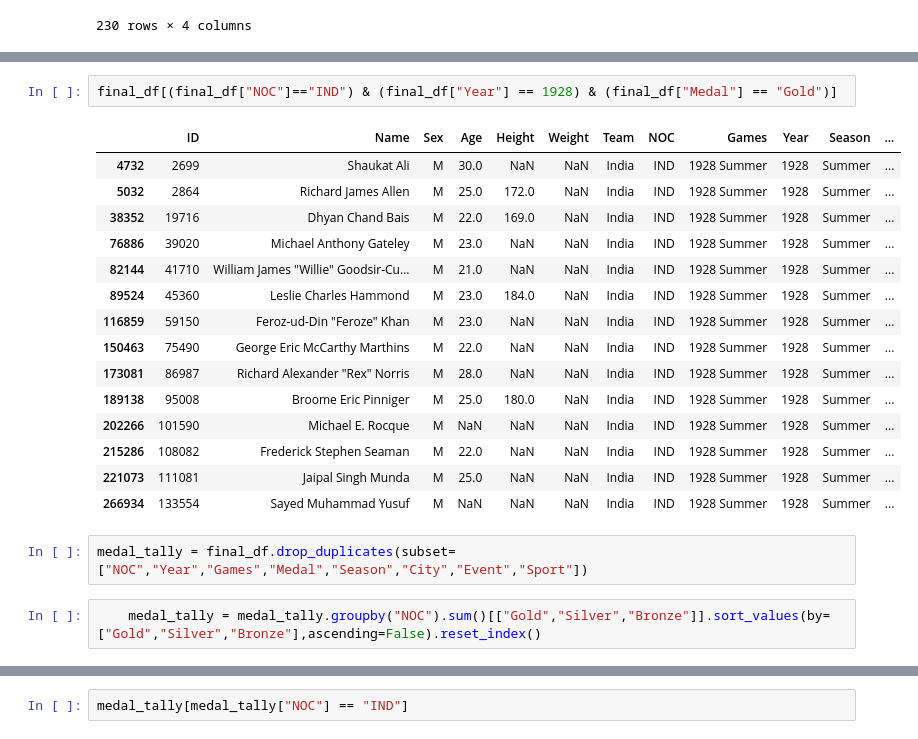
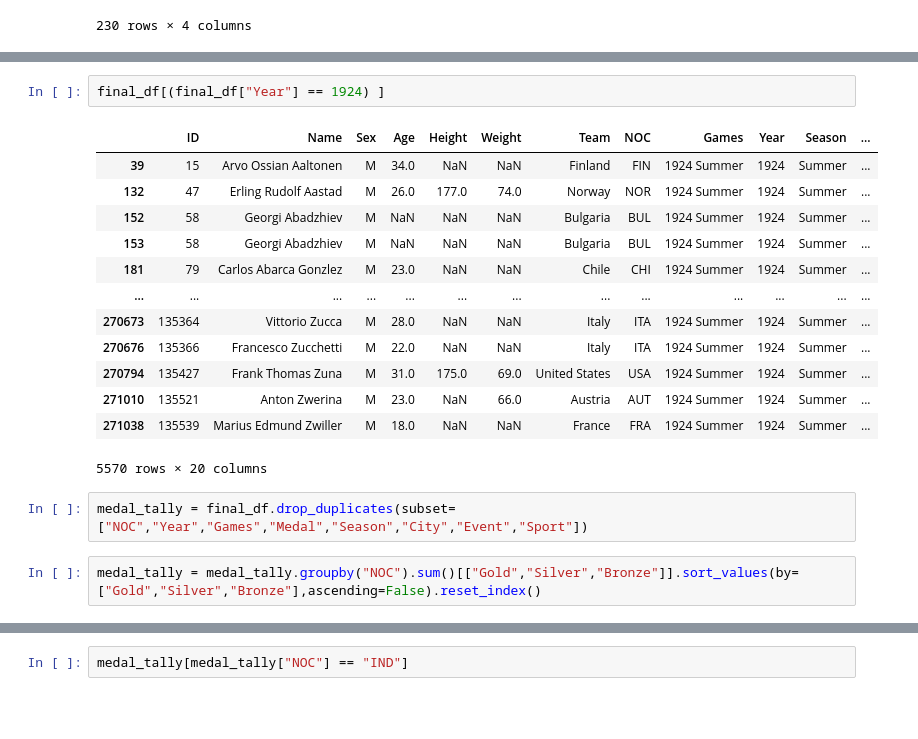
Before and after one commit to yaseenddar/A-I, a Jupyter notebook: DeepLearning/Projects/Olympic_Data_Analysis/Olympics_Analysis.ipynb, the cells around one changed output, grey strips where cells are left out. Drawn from its saved outputs; the diff is of its cells as text; blank space fills up the shorter version.

```diff
--- a/DeepLearning/Projects/Olympic_Data_Analysis/Olympics_Analysis.ipynb
+++ b/DeepLearning/Projects/Olympic_Data_Analysis/Olympics_Analysis.ipynb
@@ -172,22 +176,20 @@ final_df.groupby("NOC").sum()[["Gold","Silver","Bronze"]].reset_index().sort_val
 # %%
-final_df[(final_df["NOC"]=="IND") & (final_df["Year"] == 1928) & (final_df["Medal"] == "Gold")]
+final_df[(final_df["Year"] == 1924) ]
 # %% [output]
 |  | ID | Name | Sex | Age | Height | Weight | Team | NOC | Games | Year | Season | ... |
-| 4732 | 2699 | Shaukat Ali | M | 30.0 | NaN | NaN | India | IND | 1928 Summer | 1928 | Summer | ... |
-| 5032 | 2864 | Richard James Allen | M | 25.0 | 172.0 | NaN | India | IND | 1928 Summer | 1928 | Summer | ... |
-| 38352 | 19716 | Dhyan Chand Bais | M | 22.0 | 169.0 | NaN | India | IND | 1928 Summer | 1928 | Summer | ... |
-| 76886 | 39020 | Michael Anthony Gateley | M | 23.0 | NaN | NaN | India | IND | 1928 Summer | 1928 | Summer | ... |
-| 82144 | 41710 | William James "Willie" Goodsir-Cu... | M | 21.0 | NaN | NaN | India | IND | 1928 Summer | 1928 | Summer | ... |
-| 89524 | 45360 | Leslie Charles Hammond | M | 23.0 | 184.0 | NaN | India | IND | 1928 Summer | 1928 | Summer | ... |
-| 116859 | 59150 | Feroz-ud-Din "Feroze" Khan | M | 23.0 | NaN | NaN | India | IND | 1928 Summer | 1928 | Summer | ... |
-| 150463 | 75490 | George Eric McCarthy Marthins | M | 22.0 | NaN | NaN | India | IND | 1928 Summer | 1928 | Summer | ... |
-| 173081 | 86987 | Richard Alexander "Rex" Norris | M | 28.0 | NaN | NaN | India | IND | 1928 Summer | 1928 | Summer | ... |
-| 189138 | 95008 | Broome Eric Pinniger | M | 25.0 | 180.0 | NaN | India | IND | 1928 Summer | 1928 | Summer | ... |
-| 202266 | 101590 | Michael E. Rocque | M | NaN | NaN | NaN | India | IND | 1928 Summer | 1928 | Summer | ... |
-| 215286 | 108082 | Frederick Stephen Seaman | M | 22.0 | NaN | NaN | India | IND | 1928 Summer | 1928 | Summer | ... |
-| 221073 | 111081 | Jaipal Singh Munda | M | 25.0 | NaN | NaN | India | IND | 1928 Summer | 1928 | Summer | ... |
-| 266934 | 133554 | Sayed Muhammad Yusuf | M | NaN | NaN | NaN | India | IND | 1928 Summer | 1928 | Summer | ... |
+| 39 | 15 | Arvo Ossian Aaltonen | M | 34.0 | NaN | NaN | Finland | FIN | 1924 Summer | 1924 | Summer | ... |
+| 132 | 47 | Erling Rudolf Aastad | M | 26.0 | 177.0 | 74.0 | Norway | NOR | 1924 Summer | 1924 | Summer | ... |
+| 152 | 58 | Georgi Abadzhiev | M | NaN | NaN | NaN | Bulgaria | BUL | 1924 Summer | 1924 | Summer | ... |
+| 153 | 58 | Georgi Abadzhiev | M | NaN | NaN | NaN | Bulgaria | BUL | 1924 Summer | 1924 | Summer | ... |
+| 181 | 79 | Carlos Abarca Gonzlez | M | 23.0 | NaN | NaN | Chile | CHI | 1924 Summer | 1924 | Summer | ... |
+| ... | ... | ... | ... | ... | ... | ... | ... | ... | ... | ... | ... | ... |
+| 270673 | 135364 | Vittorio Zucca | M | 28.0 | NaN | NaN | Italy | ITA | 1924 Summer | 1924 | Summer | ... |
+| 270676 | 135366 | Francesco Zucchetti | M | 22.0 | NaN | NaN | Italy | ITA | 1924 Summer | 1924 | Summer | ... |
+| 270794 | 135427 | Frank Thomas Zuna | M | 31.0 | 175.0 | 69.0 | United States | USA | 1924 Summer | 1924 | Summer | ... |
+| 271010 | 135521 | Anton Zwerina | M | 23.0 | NaN | 66.0 | Austria | AUT | 1924 Summer | 1924 | Summer | ... |
+| 271038 | 135539 | Marius Edmund Zwiller | M | 18.0 | NaN | NaN | France | FRA | 1924 Summer | 1924 | Summer | ... |
+5570 rows × 20 columns
 # %%
 medal_tally = final_df.drop_duplicates(subset=["NOC","Year","Games","Medal","Season","City","Event","Sport"])
 # %%
-    medal_tally = medal_tally.groupby("NOC").sum()[["Gold","Silver","Bronze"]].sort_values(by=["Gold","Silver","Bronze"],ascending=False).reset_index()
+medal_tally = medal_tally.groupby("NOC").sum()[["Gold","Silver","Bronze"]].sort_values(by=["Gold","Silver","Bronze"],ascending=False).reset_index()
```
Also changed, not shown: parts of 16 cells of this notebook, 3 other files.
